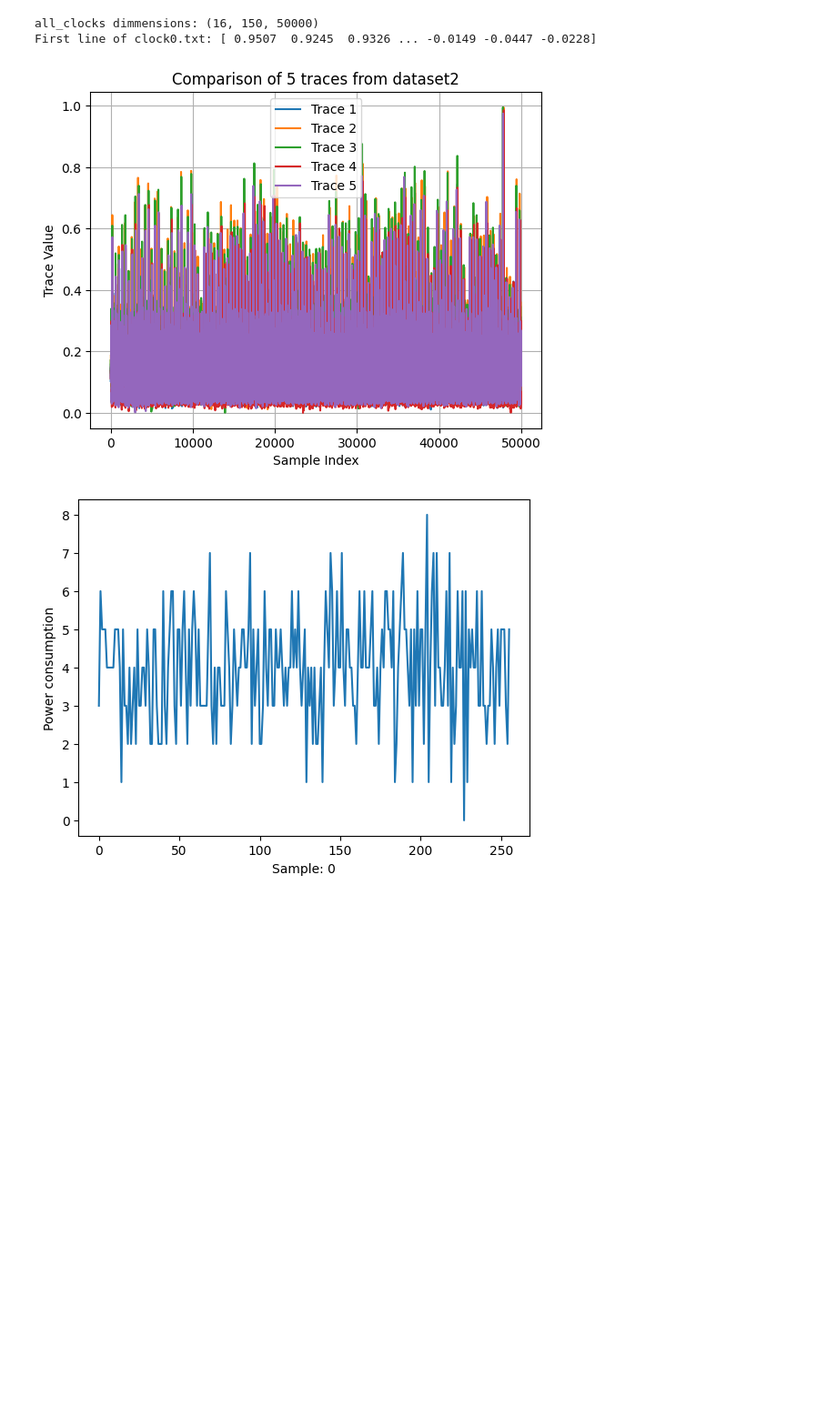
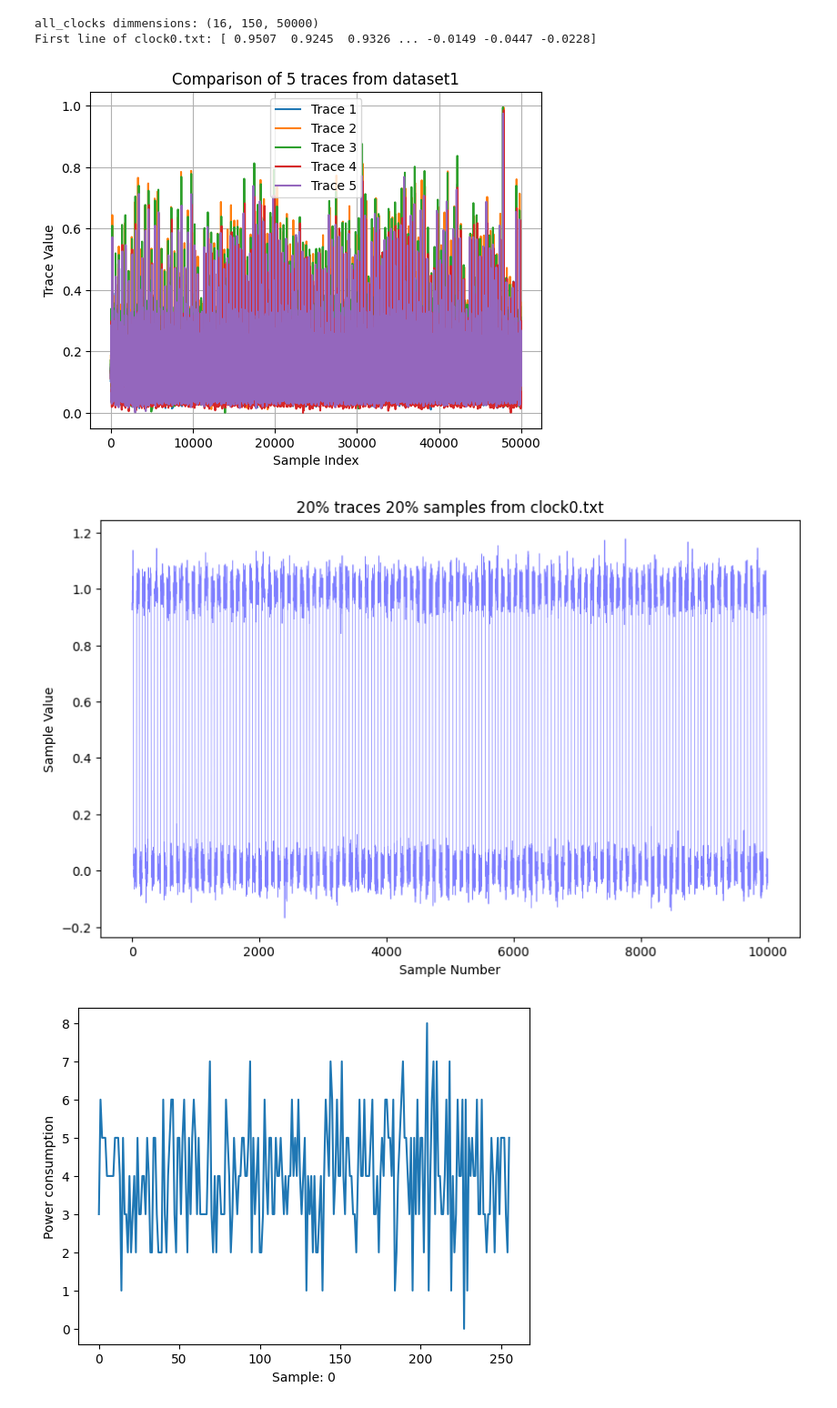
Before and after one commit to blueh0rse/cpa-attack, a Jupyter notebook: attack2.ipynb, the cells around one changed output. Shown: that part at 91% size. Drawn from its saved outputs; the diff is of its cells as text; code cells hidden in the pictures; blank space fills up the shorter version.

Commit message:
Add plots

```diff
--- a/attack2.ipynb
+++ b/attack2.ipynb
@@ -65,17 +63,32 @@ First line of clock0.txt: [ 0.9507  0.9245  0.9326 ... -0.0149 -0.0447 -0.0228]
 # %%
 nb_traces = 5
 
 for i, trace in enumerate(all_traces[0][:nb_traces]):
     plt.plot(trace, label=f"Trace {i + 1}")
 
-plt.title(f"Comparison of {nb_traces} traces from dataset2")
+plt.title(f"Comparison of {nb_traces} traces from dataset1")
 plt.xlabel("Sample Index")
 plt.ylabel("Trace Value")
 plt.legend()
 plt.grid(True)
 plt.show()
+
+# plot all traces of a specific key byte
+key_byte_index = 0
+plt.figure(figsize=(10, 6))
+i=0
+for trace in all_clocks[key_byte_index]:
+    if i % 1000 == 0:
+        plt.plot(trace[:10000], "b", linewidth=0.5, alpha=0.5)
+    i+=1
+
+plt.title(f"20% traces 20% samples from clock{key_byte_index}.txt")
+plt.xlabel("Sample Number")
+plt.ylabel("Sample Value")
+plt.show()
 # %% [output]
 [figure]
+[figure, added]
 # %%
 sbox = [
     0x63, 0x7c, 0x77, 0x7b, 0xf2, 0x6b, 0x6f, 0xc5, 0x30, 0x01, 0x67, 0x2b, 0xfe, 0xd7, 0xab, 0x76,
```
Also changed, not shown: parts of 2 cells of this notebook.
